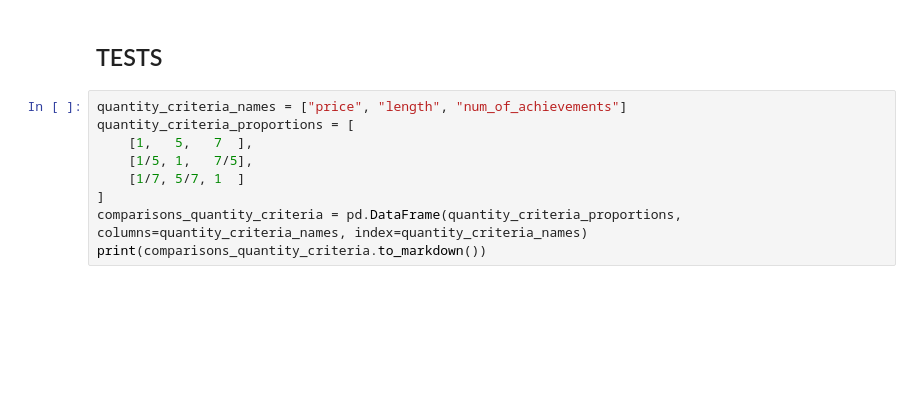
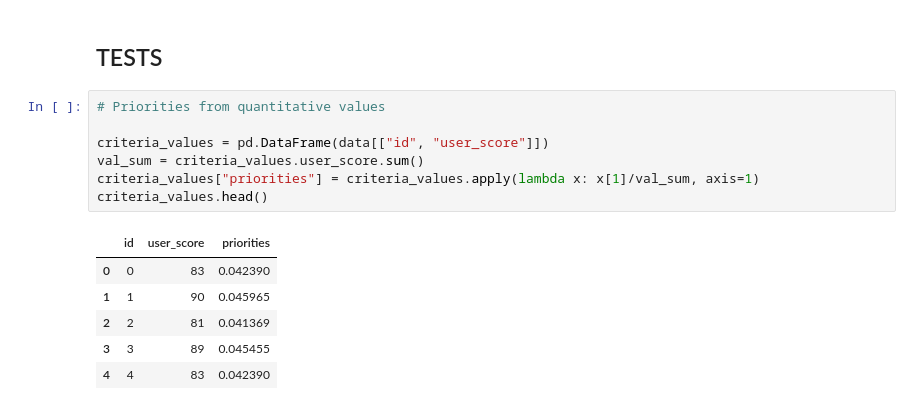
Before and after one commit to MatTheTab/Decision_Analysis, a Jupyter notebook: Project_2/Decision_Analysis_Project_2.ipynb, the cells around one changed output. Saved outputs shown, nothing was run; the diff lists cells and outputs as text; blank space fills up the shorter version.

```diff
--- a/Project_2/Decision_Analysis_Project_2.ipynb
+++ b/Project_2/Decision_Analysis_Project_2.ipynb
@@ -539,11 +740,16 @@ print(comparisons_criteria.to_markdown())
 # %% [markdown]
 ## TESTS
-# %%
-quantity_criteria_names = ["price", "length", "num_of_achievements"]
-quantity_criteria_proportions = [
-    [1,   5,   7  ],
-    [1/5, 1,   7/5],
-    [1/7, 5/7, 1  ]
-]
-comparisons_quantity_criteria = pd.DataFrame(quantity_criteria_proportions, columns=quantity_criteria_names, index=quantity_criteria_names)
-print(comparisons_quantity_criteria.to_markdown())
+# %%
+# Priorities from quantitative values
+
+criteria_values = pd.DataFrame(data[["id", "user_score"]])
+val_sum = criteria_values.user_score.sum()
+criteria_values["priorities"] = criteria_values.apply(lambda x: x[1]/val_sum, axis=1)
+criteria_values.head()
+# %% [output]
+|  | id | user_score | priorities |
+| 0 | 0 | 83 | 0.042390 |
+| 1 | 1 | 90 | 0.045965 |
+| 2 | 2 | 81 | 0.041369 |
+| 3 | 3 | 89 | 0.045455 |
+| 4 | 4 | 83 | 0.042390 |
```
Also changed, not shown: parts of 11 cells of this notebook.
